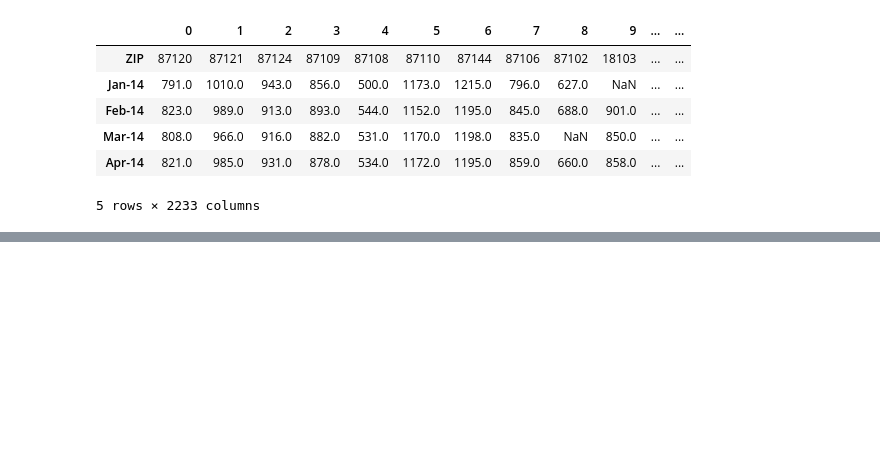
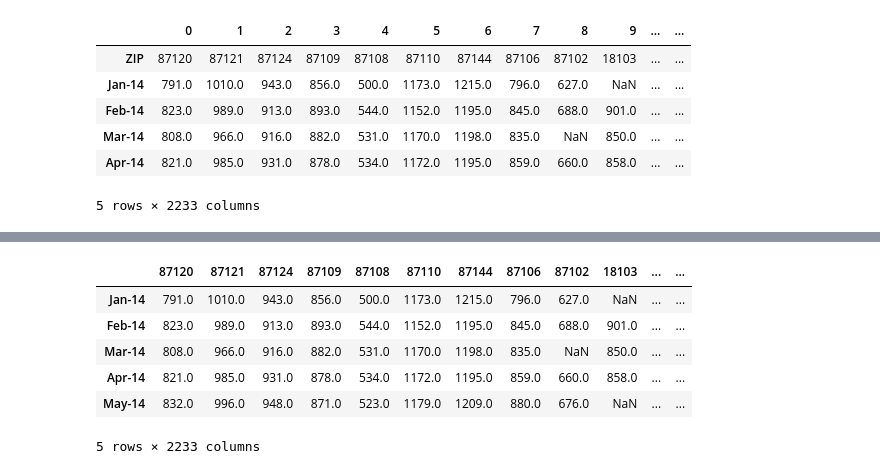
Before and after one commit to RichelynScott/Final-Project-Group-B, a Jupyter notebook: zillow_date_columns.ipynb, the cells around one changed output, grey strips where cells are left out. Drawn from its saved outputs; the diff is of its cells as text; code cells hidden in the pictures; blank space fills up the shorter version.

```diff
--- a/zillow_date_columns.ipynb
+++ b/zillow_date_columns.ipynb
@@ -66,0 +110,11 @@ zillow_dft.head()
+# %%
+zillow_dft = zillow_dft.drop(['City', 'State'])
+zillow_dft.head()
+# %% [output]
+|  | 87120 | 87121 | 87124 | 87109 | 87108 | 87110 | 87144 | 87106 | 87102 | 18103 | ... | ... |
+| Jan-14 | 791.0 | 1010.0 | 943.0 | 856.0 | 500.0 | 1173.0 | 1215.0 | 796.0 | 627.0 | NaN | ... | ... |
+| Feb-14 | 823.0 | 989.0 | 913.0 | 893.0 | 544.0 | 1152.0 | 1195.0 | 845.0 | 688.0 | 901.0 | ... | ... |
+| Mar-14 | 808.0 | 966.0 | 916.0 | 882.0 | 531.0 | 1170.0 | 1198.0 | 835.0 | NaN | 850.0 | ... | ... |
+| Apr-14 | 821.0 | 985.0 | 931.0 | 878.0 | 534.0 | 1172.0 | 1195.0 | 859.0 | 660.0 | 858.0 | ... | ... |
+| May-14 | 832.0 | 996.0 | 948.0 | 871.0 | 523.0 | 1179.0 | 1209.0 | 880.0 | 676.0 | NaN | ... | ... |
+5 rows × 2233 columns
```
Also changed, not shown: parts of 10 cells of this notebook, 1 other file.
